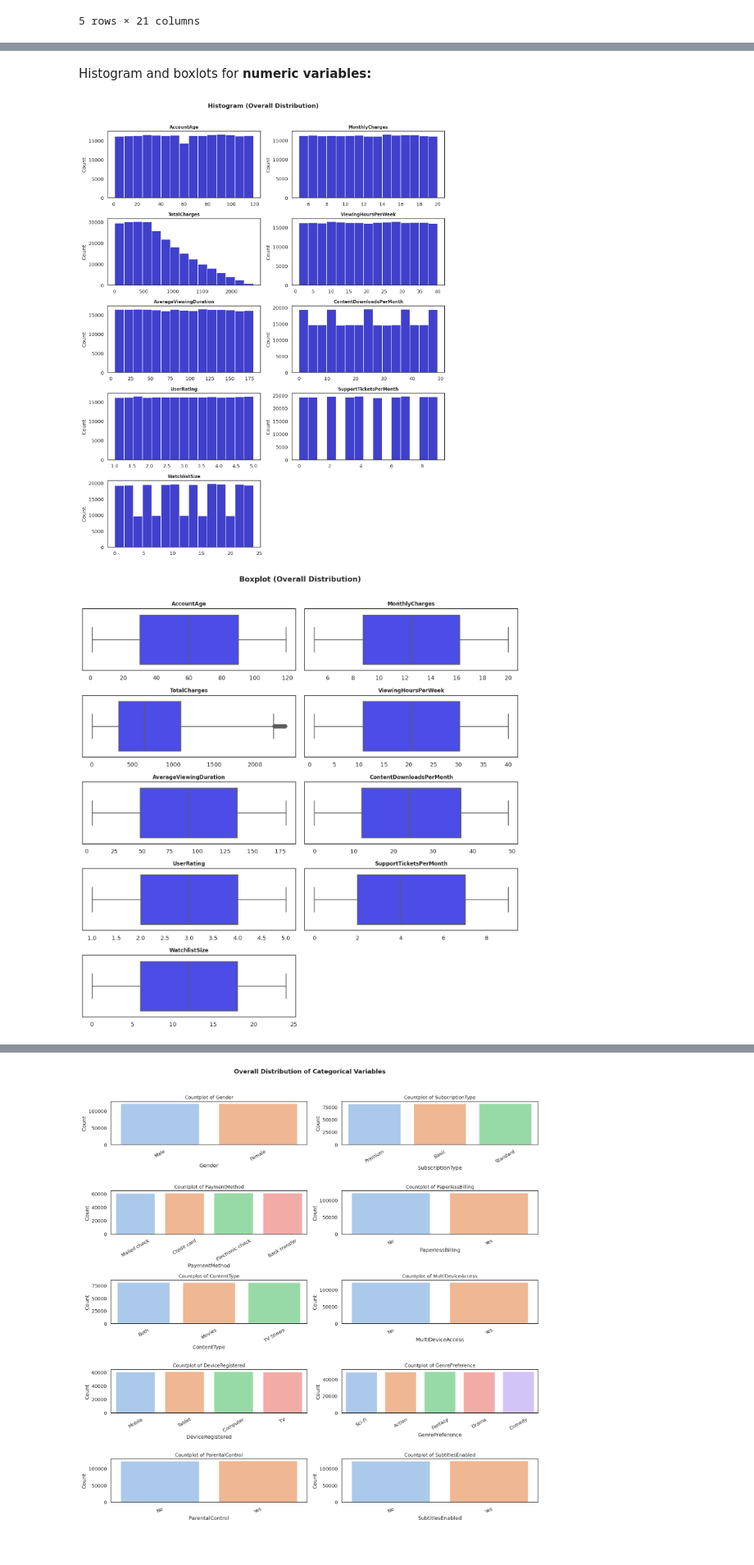
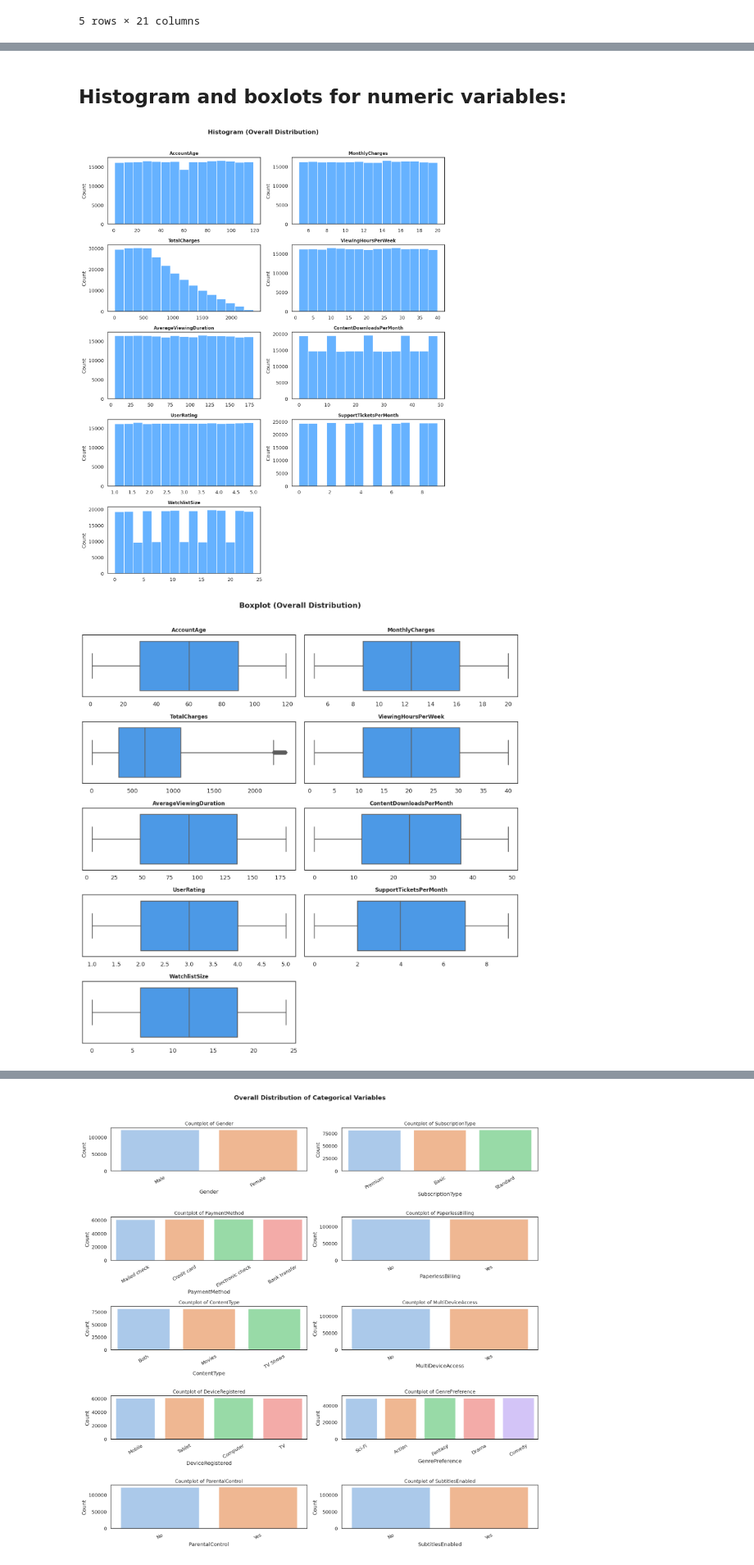
Before and after one commit to trander-25/STAT3013.Q12_Group04, a Jupyter notebook: descriptive-and-inferential-statistics/descriptive-statistics.ipynb, the cells around one changed output, grey strips where cells are left out. Shown at 82% size. Cells and saved outputs as stored; diff of their text form; code cells hidden in the pictures.

```diff
--- a/descriptive-and-inferential-statistics/descriptive-statistics.ipynb
+++ b/descriptive-and-inferential-statistics/descriptive-statistics.ipynb
@@ -171,6 +185,7 @@ plot_dir = "/kaggle/working/plots"
 os.makedirs(plot_dir, exist_ok=True)
 # %% [markdown]
 Histogram and boxlots for **numeric variables:**
+-
 # %%
 ## Overal histograms
 
@@ -186,7 +201,7 @@ n_rows = int(np.ceil(len(numeric_cols) / n_cols))
 fig, axes = plt.subplots(n_rows, n_cols, figsize=(12, n_rows * 3))
 axes = axes.flatten()
 
-color = "#0000BB"
+color = "#3399FF"
 
 for i, col in enumerate(numeric_cols):
     if col not in df.columns:
@@ -201,33 +216,33 @@ for i, col in enumerate(numeric_cols):
 # Ẩn ô trống nếu thiếu biến
 for j in range(i+1, len(axes)):
     axes[j].set_visible(False)
 
 plt.suptitle("Histogram (Overall Distribution)", fontsize=14, fontweight="bold")
 plt.tight_layout(rect=[0, 0, 1, 0.97])
 plt.show()
 
 ## Overal box plots
 
 fig, axes = plt.subplots(n_rows, n_cols, figsize=(12, n_rows * 2.5))
 axes = axes.flatten()
 
-box_color = "#3333ff"
+box_color = "#3399FF"
 
 for i, col in enumerate(numeric_cols):
     if col not in df.columns:
         axes[i].set_visible(False)
         continue
 
     sns.boxplot(x=df[col], color=box_color, ax=axes[i])
     axes[i].set_title(col, fontsize=10, fontweight="bold")
     axes[i].set_xlabel("")
 
 for j in range(i+1, len(axes)):
     axes[j].set_visible(False)
 
 plt.suptitle("Boxplot (Overall Distribution)", fontsize=14, fontweight="bold")
 plt.tight_layout(rect=[0, 0, 1, 0.97])
 plt.show()
 # %% [output]
-[figure, old version]
+[figure, new version]
-[figure, old version]
+[figure, new version]
```
Also changed, not shown: parts of 10 cells of this notebook.
